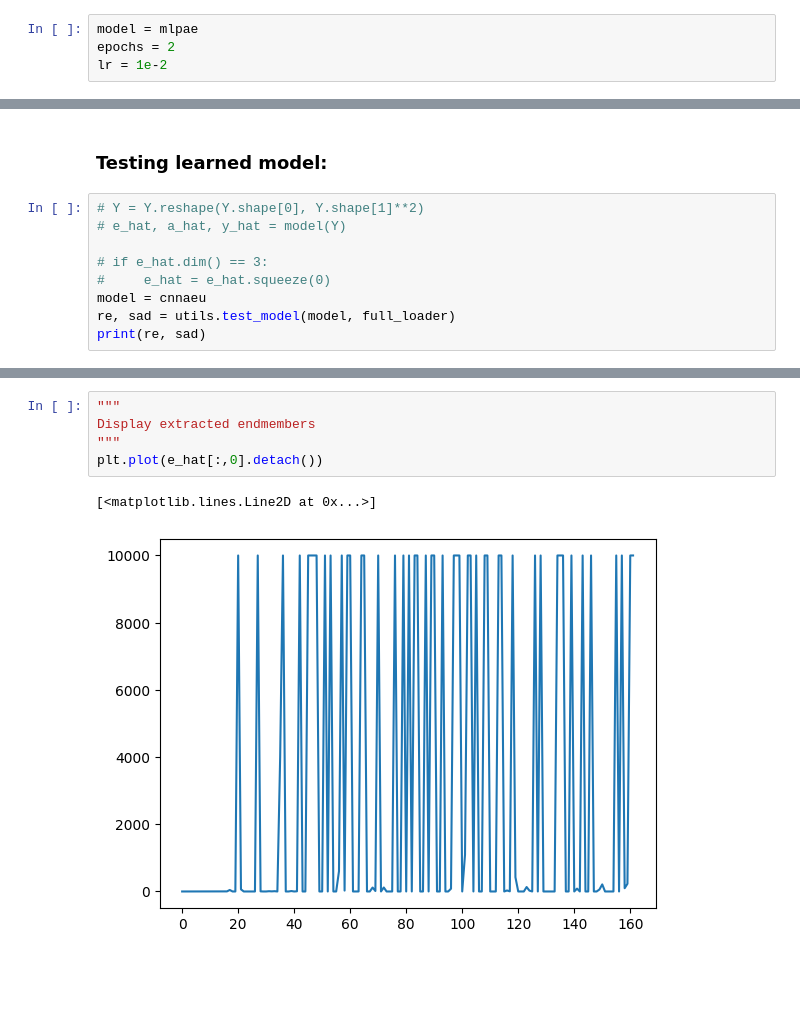
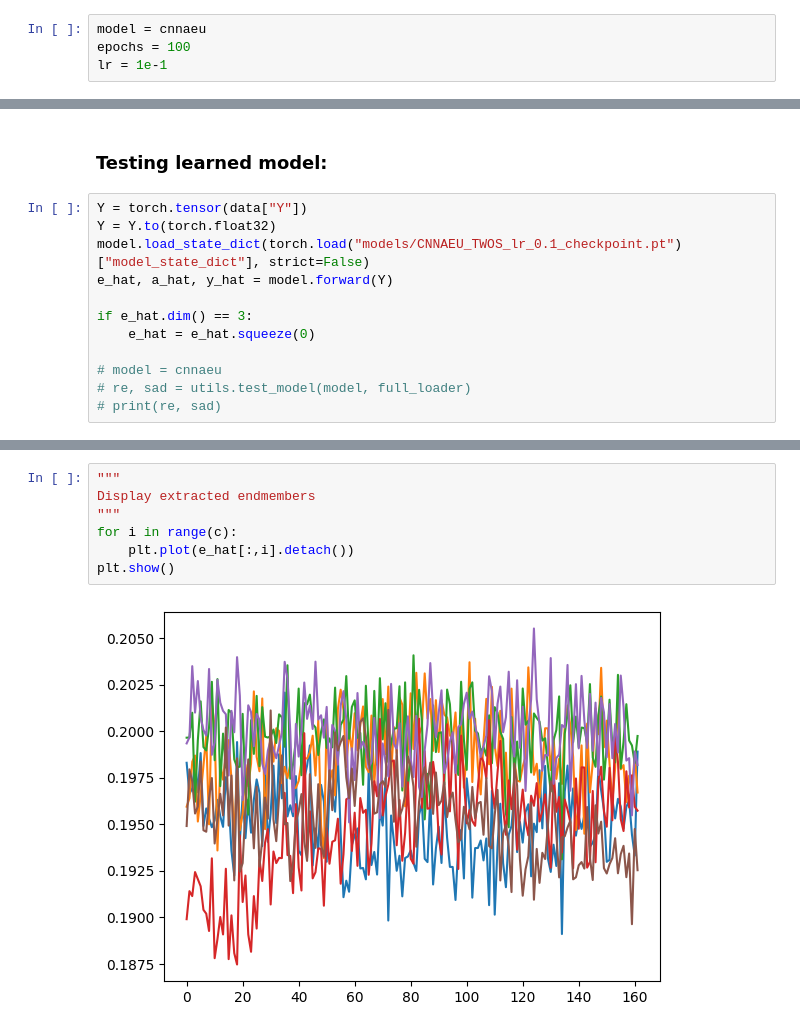
Before and after one commit to edabier/SS-HSU_benchmark, a Jupyter notebook: global_test.ipynb, the cells around one changed output, grey strips where cells are left out. Cells and saved outputs as stored; diff of their text form; blank space fills up the shorter version.

```diff
--- a/global_test.ipynb
+++ b/global_test.ipynb
@@ -96,9 +96,9 @@ sum(p.numel() for p in ralmu_full.parameters() if p.requires_grad)
 # %% [markdown]
 ## SSL methods
 # %%
-model = mlpae
-epochs = 2
-lr = 1e-2
+model = cnnaeu
+epochs = 100
+lr = 1e-1
 # %% [markdown]
 ### Reconstruction error
 # %%
@@ -144,11 +132,14 @@ torch.Size([1, 162, 6]) torch.Size([1, 6, 94249])
 # %% [markdown]
 ### Testing learned model:
 # %%
-# Y = Y.reshape(Y.shape[0], Y.shape[1]**2)
-# e_hat, a_hat, y_hat = model(Y)
+Y = torch.tensor(data["Y"])
+Y = Y.to(torch.float32)
+model.load_state_dict(torch.load("models/CNNAEU_TWOS_lr_0.1_checkpoint.pt")["model_state_dict"], strict=False)
+e_hat, a_hat, y_hat = model.forward(Y)
 
-# if e_hat.dim() == 3:
-#     e_hat = e_hat.squeeze(0)
-model = cnnaeu
-re, sad = utils.test_model(model, full_loader)
-print(re, sad)
+if e_hat.dim() == 3:
+    e_hat = e_hat.squeeze(0)
+
+# model = cnnaeu
+# re, sad = utils.test_model(model, full_loader)
+# print(re, sad)
@@ -165,8 +154,9 @@ plt.imshow(a_hat.reshape(a_hat.shape[1], int(a_hat.shape[2]**0.5), int(a_hat.sha
 # %%
 """
 Display extracted endmembers
 """
-plt.plot(e_hat[:,0].detach())
+for i in range(c):
+    plt.plot(e_hat[:,i].detach())
+plt.show()
 # %% [output]
-[<matplotlib.lines.Line2D at 0x...>]
-[figure, old version]
+[figure, new version]
```
Also changed, not shown: parts of 5 cells of this notebook, 3 other files.
